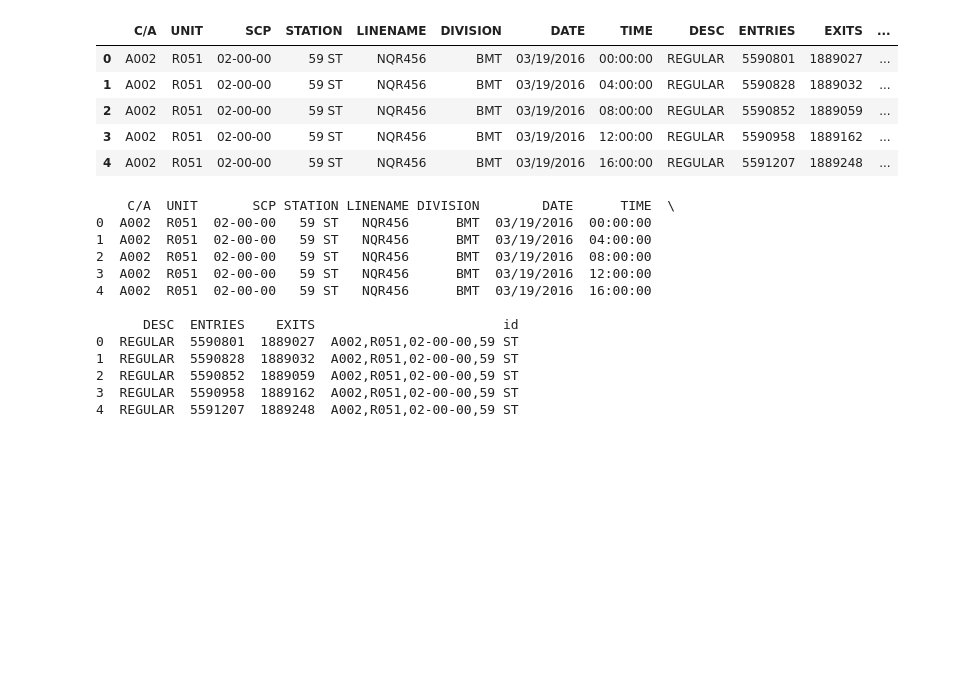
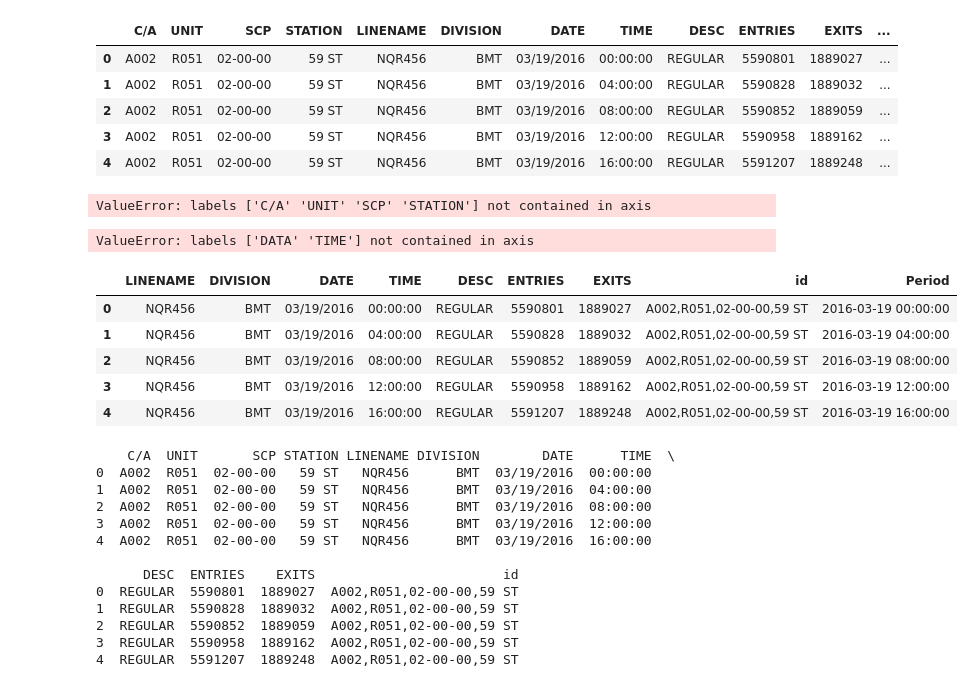
Before and after one commit to jgondin/benson_team_awesome, a Jupyter notebook: Benson_Project_Jay.ipynb, the cells around one changed output. Saved outputs shown, nothing was run; the diff lists cells and outputs as text; code cells hidden in the pictures; blank space fills up the shorter version.

```diff
--- a/Benson_Project_Jay.ipynb
+++ b/Benson_Project_Jay.ipynb
@@ -45,7 +46,7 @@ Index(['C/A', 'UNIT', 'SCP', 'STATION', 'LINENAME', 'DIVISION', 'DATE', 'TIME',
        'DESC', 'ENTRIES', 'EXITS', 'id'],
       dtype='object')
 # %%
-data.rename(columns={data.columns[-1]: data.columns[-1].replace(' ','')}, inplace=True)
+data.rename(columns={data.columns[-1]: data.columns[-1].strip()}, inplace=True)
 data.columns
 # %% [output]
 Index(['C/A', 'UNIT', 'SCP', 'STATION', 'LINENAME', 'DIVISION', 'DATE', 'TIME',
@@ -63,5 +64,22 @@ data.head()
 | 4 | A002 | R051 | 02-00-00 | 59 ST | NQR456 | BMT | 03/19/2016 | 16:00:00 | REGULAR | 5591207 | 1889248 | ... |
 # %%
 #test = data.sort_values(['Delta'])
+data.drop(['C/A', 'UNIT', 'SCP','STATION'], axis=1, inplace=True)
+# %% [output]
+ValueError: labels ['C/A' 'UNIT' 'SCP' 'STATION'] not contained in axis
+# %%
+data['Period'] = data['DATE'] + ' ' + data['TIME']
+data.Period = pd.to_datetime(data.Period)
+data.drop(['DATA','TIME'])
+# %% [output]
+ValueError: labels ['DATA' 'TIME'] not contained in axis
 # %%
-#data[['TIME','DATE']] = pd.to_datetime(data[['TIME','DATE']])
+#df_night = data[data['TIME' ==  ]
+data.head()
+# %% [output]
+|  | LINENAME | DIVISION | DATE | TIME | DESC | ENTRIES | EXITS | id | Period |
+| 0 | NQR456 | BMT | 03/19/2016 | 00:00:00 | REGULAR | 5590801 | 1889027 | A002,R051,02-00-00,59 ST | 2016-03-19 00:00:00 |
+| 1 | NQR456 | BMT | 03/19/2016 | 04:00:00 | REGULAR | 5590828 | 1889032 | A002,R051,02-00-00,59 ST | 2016-03-19 04:00:00 |
+| 2 | NQR456 | BMT | 03/19/2016 | 08:00:00 | REGULAR | 5590852 | 1889059 | A002,R051,02-00-00,59 ST | 2016-03-19 08:00:00 |
+| 3 | NQR456 | BMT | 03/19/2016 | 12:00:00 | REGULAR | 5590958 | 1889162 | A002,R051,02-00-00,59 ST | 2016-03-19 12:00:00 |
+| 4 | NQR456 | BMT | 03/19/2016 | 16:00:00 | REGULAR | 5591207 | 1889248 | A002,R051,02-00-00,59 ST | 2016-03-19 16:00:00 |
```
Also changed, not shown: parts of 5 cells of this notebook.
